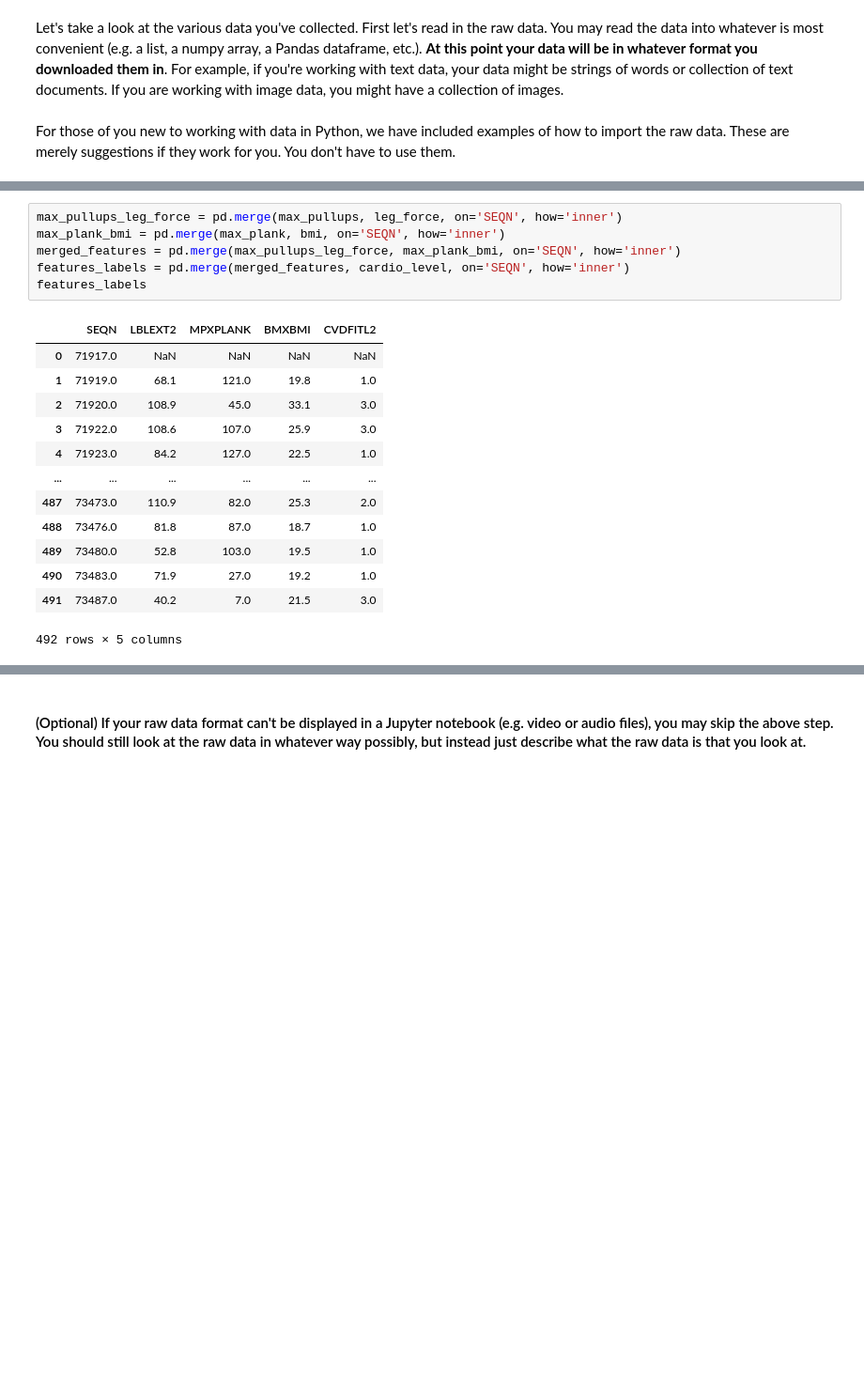
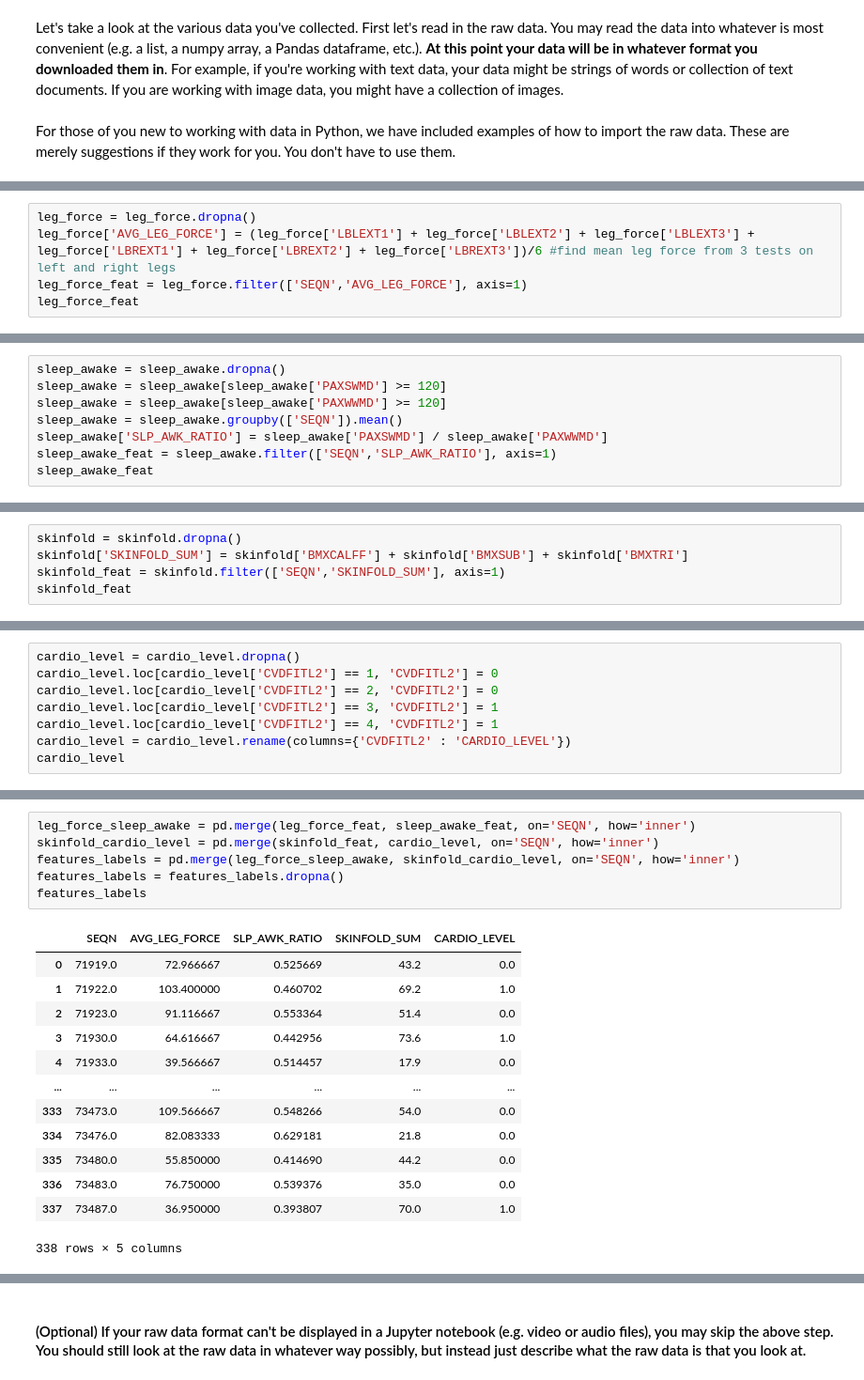
Before and after one commit to tkarani1/ml-hw1, a Jupyter notebook: Copy_of_homework1.ipynb, the cells around one changed output, grey strips where cells are left out. Shown at 94% size. Saved outputs shown, nothing was run; the diff lists cells and outputs as text; blank space fills up the shorter version.

```diff
--- a/Copy_of_homework1.ipynb
+++ b/Copy_of_homework1.ipynb
@@ -216,0 +123,5 @@ cardio_level
+# %%
+leg_force = leg_force.dropna()
+leg_force['AVG_LEG_FORCE'] = (leg_force['LBLEXT1'] + leg_force['LBLEXT2'] + leg_force['LBLEXT3'] + leg_force['LBREXT1'] + leg_force['LBREXT2'] + leg_force['LBREXT3'])/6 #find mean leg force from 3 tests on left and right legs
+leg_force_feat = leg_force.filter(['SEQN','AVG_LEG_FORCE'], axis=1)
+leg_force_feat
@@ -216,0 +146,8 @@ cardio_level
+# %%
+sleep_awake = sleep_awake.dropna()
+sleep_awake = sleep_awake[sleep_awake['PAXSWMD'] >= 120]
+sleep_awake = sleep_awake[sleep_awake['PAXWWMD'] >= 120]
+sleep_awake = sleep_awake.groupby(['SEQN']).mean()
+sleep_awake['SLP_AWK_RATIO'] = sleep_awake['PAXSWMD'] / sleep_awake['PAXWWMD']
+sleep_awake_feat = sleep_awake.filter(['SEQN','SLP_AWK_RATIO'], axis=1)
+sleep_awake_feat
@@ -216,0 +169,5 @@ cardio_level
+# %%
+skinfold = skinfold.dropna()
+skinfold['SKINFOLD_SUM'] = skinfold['BMXCALFF'] + skinfold['BMXSUB'] + skinfold['BMXTRI']
+skinfold_feat = skinfold.filter(['SEQN','SKINFOLD_SUM'], axis=1)
+skinfold_feat
@@ -216,0 +192,8 @@ cardio_level
+# %%
+cardio_level = cardio_level.dropna()
+cardio_level.loc[cardio_level['CVDFITL2'] == 1, 'CVDFITL2'] = 0
+cardio_level.loc[cardio_level['CVDFITL2'] == 2, 'CVDFITL2'] = 0
+cardio_level.loc[cardio_level['CVDFITL2'] == 3, 'CVDFITL2'] = 1
+cardio_level.loc[cardio_level['CVDFITL2'] == 4, 'CVDFITL2'] = 1
+cardio_level = cardio_level.rename(columns={'CVDFITL2' : 'CARDIO_LEVEL'})
+cardio_level
@@ -217,20 +222,20 @@ cardio_level
 # %%
-max_pullups_leg_force = pd.merge(max_pullups, leg_force, on='SEQN', how='inner')
-max_plank_bmi = pd.merge(max_plank, bmi, on='SEQN', how='inner')
-merged_features = pd.merge(max_pullups_leg_force, max_plank_bmi, on='SEQN', how='inner')
-features_labels = pd.merge(merged_features, cardio_level, on='SEQN', how='inner')
+leg_force_sleep_awake = pd.merge(leg_force_feat, sleep_awake_feat, on='SEQN', how='inner')
+skinfold_cardio_level = pd.merge(skinfold_feat, cardio_level, on='SEQN', how='inner')
+features_labels = pd.merge(leg_force_sleep_awake, skinfold_cardio_level, on='SEQN', how='inner')
+features_labels = features_labels.dropna()
 features_labels
 # %% [output]
-|  | SEQN | LBLEXT2 | MPXPLANK | BMXBMI | CVDFITL2 |
-| 0 | 71917.0 | NaN | NaN | NaN | NaN |
-| 1 | 71919.0 | 68.1 | 121.0 | 19.8 | 1.0 |
-| 2 | 71920.0 | 108.9 | 45.0 | 33.1 | 3.0 |
-| 3 | 71922.0 | 108.6 | 107.0 | 25.9 | 3.0 |
-| 4 | 71923.0 | 84.2 | 127.0 | 22.5 | 1.0 |
+|  | SEQN | AVG_LEG_FORCE | SLP_AWK_RATIO | SKINFOLD_SUM | CARDIO_LEVEL |
+| 0 | 71919.0 | 72.966667 | 0.525669 | 43.2 | 0.0 |
+| 1 | 71922.0 | 103.400000 | 0.460702 | 69.2 | 1.0 |
+| 2 | 71923.0 | 91.116667 | 0.553364 | 51.4 | 0.0 |
+| 3 | 71930.0 | 64.616667 | 0.442956 | 73.6 | 1.0 |
+| 4 | 71933.0 | 39.566667 | 0.514457 | 17.9 | 0.0 |
 | ... | ... | ... | ... | ... | ... |
-| 487 | 73473.0 | 110.9 | 82.0 | 25.3 | 2.0 |
-| 488 | 73476.0 | 81.8 | 87.0 | 18.7 | 1.0 |
-| 489 | 73480.0 | 52.8 | 103.0 | 19.5 | 1.0 |
-| 490 | 73483.0 | 71.9 | 27.0 | 19.2 | 1.0 |
-| 491 | 73487.0 | 40.2 | 7.0 | 21.5 | 3.0 |
+| 333 | 73473.0 | 109.566667 | 0.548266 | 54.0 | 0.0 |
+| 334 | 73476.0 | 82.083333 | 0.629181 | 21.8 | 0.0 |
+| 335 | 73480.0 | 55.850000 | 0.414690 | 44.2 | 0.0 |
+| 336 | 73483.0 | 76.750000 | 0.539376 | 35.0 | 0.0 |
+| 337 | 73487.0 | 36.950000 | 0.393807 | 70.0 | 1.0 |
-492 rows × 5 columns
+338 rows × 5 columns
```
Also changed, not shown: parts of 15 cells of this notebook.
